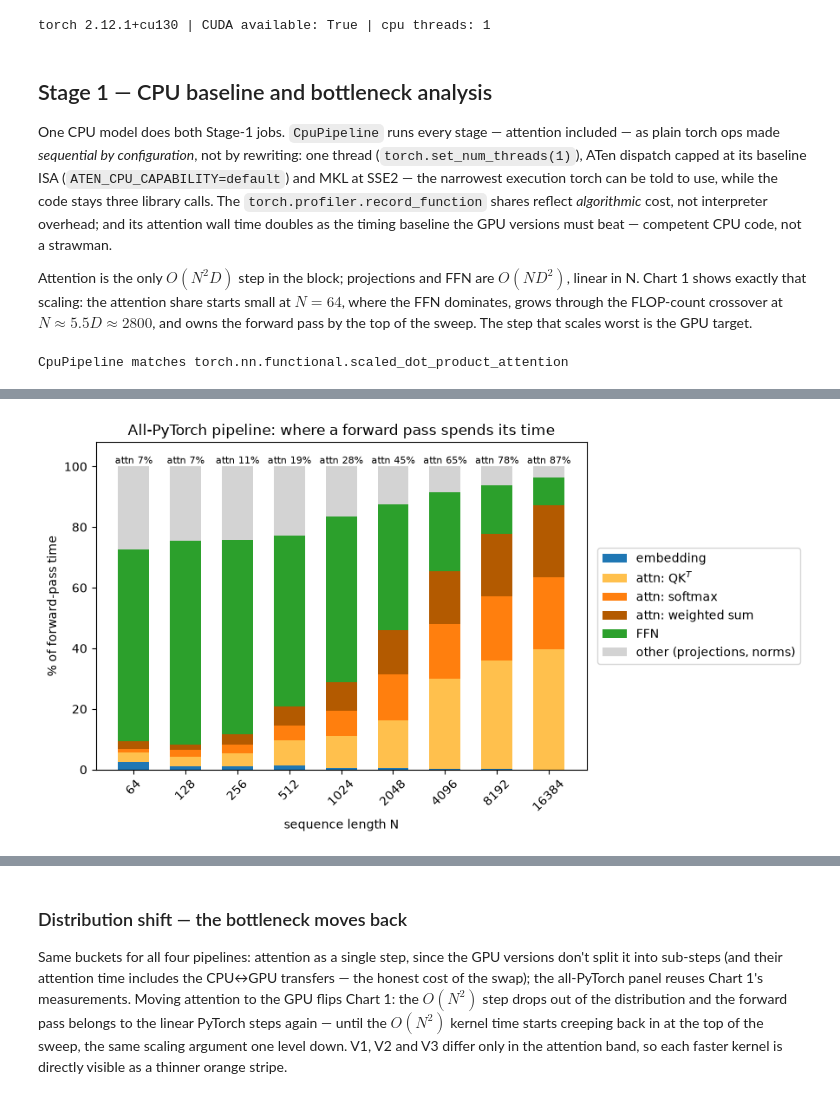
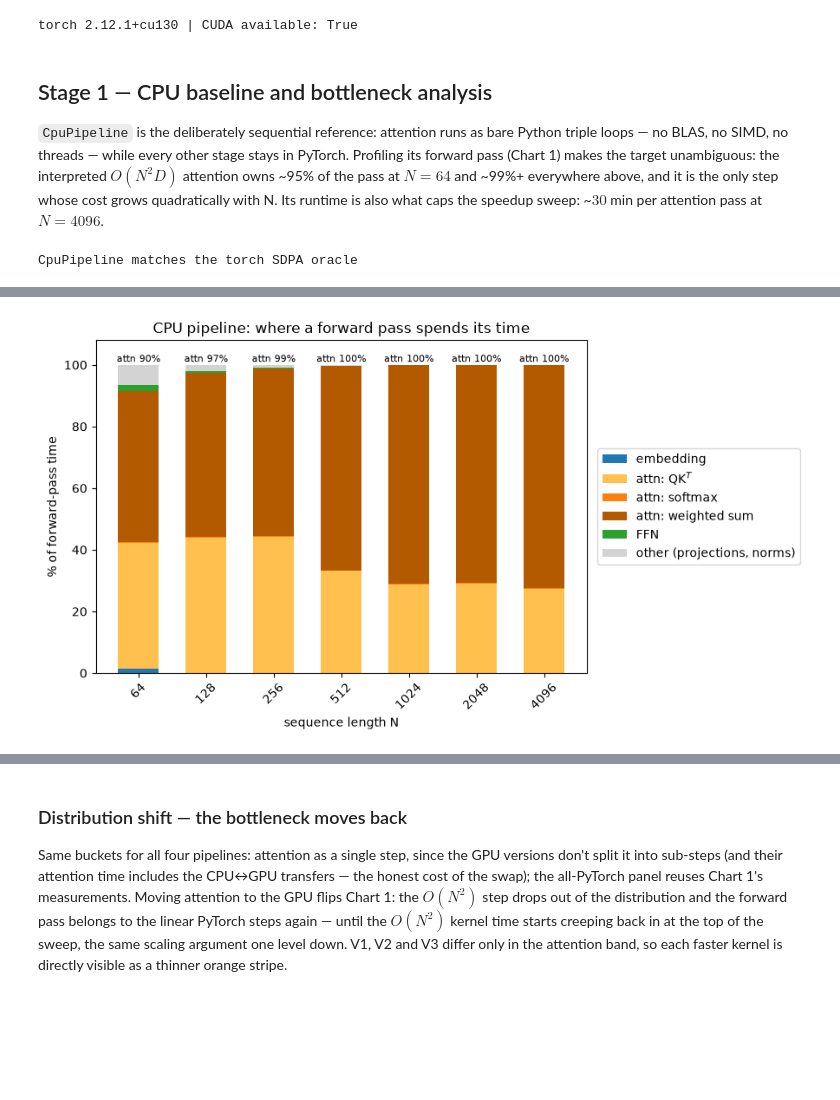
Before and after one commit to LtnLinh/Transformer-Attention-Mechanism, a Jupyter notebook: demo.ipynb, the cells around one changed output, grey strips where cells are left out. Drawn from its saved outputs; the diff is of its cells as text; code cells hidden in the pictures; blank space fills up the shorter version.

```diff
--- a/demo.ipynb
+++ b/demo.ipynb
@@ -18,14 +16,7 @@ Everything except attention — embedding, projections, norms, FFN — stays in
 PyTorch on the CPU (*partial GPU principle*): only the profiled bottleneck moves.
 # %%
 # On Colab: clone the repo, then `pip install numba` if missing.
-import os
 import sys
-
-# sequential CPU baseline by configuration, set before torch loads: no AVX
-# dispatch in ATen, GEMMs at MKL's minimum ISA (SSE2 is the x86-64 floor --
-# torch exposes no true scalar mode), one thread (set after import below)
-os.environ["ATEN_CPU_CAPABILITY"] = "default"
-os.environ["MKL_ENABLE_INSTRUCTIONS"] = "SSE2"
 for p in ("../src", "src", "gpt/src"):
     if p not in sys.path:
         sys.path.insert(0, p)
@@ -35,54 +26,44 @@ from numba import cuda
 
 from cpu_baseline import CpuPipeline
 from gpu_v1 import GpuV1
-from gpu_v1_numba import GpuV1Numba
 from gpu_v2 import GpuV2
-from gpu_v2_numba import GpuV2Numba
 from gpu_v3 import GpuV3
 import bench
 
-torch.set_num_threads(1)  # single-thread CPU baseline: SIMD, no thread parallelism
-print(f"torch {torch.__version__} | CUDA available: {cuda.is_available()} | cpu threads: {torch.get_num_threads()}")
+print(f"torch {torch.__version__} | CUDA available: {cuda.is_available()}")
 # %% [output]
-torch 2.12.1+cu130 | CUDA available: True | cpu threads: 1
+torch 2.12.1+cu130 | CUDA available: True
 # %% [markdown]
 ## Stage 1 — CPU baseline and bottleneck analysis
 
-One CPU model does both Stage-1 jobs. `CpuPipeline` runs every stage —
-attention included — as plain torch ops made *sequential by
-configuration*, not by rewriting: one thread (`torch.set_num_threads(1)`),
-ATen dispatch capped at its baseline ISA (`ATEN_CPU_CAPABILITY=default`)
-and MKL at SSE2 — the narrowest execution torch can be told to use, while
-the code stays three library calls. The
-`torch.profiler.record_function` shares reflect *algorithmic* cost, not
-interpreter overhead; and its attention wall time doubles as the timing
-baseline the GPU versions must beat — competent CPU code, not a strawman.
-
-Attention is the only $O(N^2 D)$ step in the block; projections and FFN are
-$O(N D^2)$, linear in N. Chart 1 shows exactly that scaling: the attention
-share starts small at $N = 64$, where the FFN dominates, grows through the
-FLOP-count crossover at $N \approx 5.5D \approx 2800$, and owns the forward
-pass by the top of the sweep. The step that scales worst is the GPU target.
+`CpuPipeline` is the deliberately sequential reference: attention runs as
+bare Python triple loops — no BLAS, no SIMD, no threads — while every other
+stage stays in PyTorch. Profiling its forward pass (Chart 1) makes the
+target unambiguous: the interpreted $O(N^2 D)$ attention owns ~95% of the
+pass at $N = 64$ and ~99%+ everywhere above, and it is the only step whose
+cost grows quadratically with N. Its runtime is also what caps the speedup
+sweep: ~$30$ min per attention pass at $N = 4096$.
 # %%
-# Correctness gate: the CPU baseline must match torch's SDPA before it can
-# serve as the profiling / timing reference.
+# Correctness gate: the CPU baseline must match torch's SDPA oracle before
+# it can serve as the profiling / timing reference.
 torch.manual_seed(0)
 cpu_model = CpuPipeline().eval()
 x = torch.randint(0, 1000, (2, 16))
 with torch.no_grad():
-    # unfused matmul / softmax / matmul vs fused SDPA
+    # fp64 python floats vs fp32 torch
     torch.testing.assert_close(cpu_model(x), bench.sdpa_reference(cpu_model, x),
                                atol=1e-4, rtol=1e-3)
-print("CpuPipeline matches torch.nn.functional.scaled_dot_product_attention")
+print("CpuPipeline matches the torch SDPA oracle")
 # %% [output]
-CpuPipeline matches torch.nn.functional.scaled_dot_product_attention
+CpuPipeline matches the torch SDPA oracle
 # %%
 # Chart 1 -- share of forward-pass time per step (all-PyTorch pipeline)
 import matplotlib.pyplot as plt
 import numpy as np
 
-PROFILE_LENS = [2 ** x for x in range(6, 15)]
-pcts = [bench.step_percentages(cpu_model, n) for n in PROFILE_LENS]
+PROFILE_LENS = [2 ** x for x in range(6, 13)]
+# warmup=False: pure python, nothing to JIT, and a pass costs minutes
+pcts = [bench.step_percentages(cpu_model, n, warmup=False) for n in PROFILE_LENS]
 
 parts = bench.STEPS + ["other"]
 names = {"1_embedding": "embedding", "2a_qk_matmul": "attn: QK$^T$",
@@ -107,7 +88,7 @@ ax.set_xticks(xpos, PROFILE_LENS, rotation=45)
 ax.set_xlabel("sequence length N")
 ax.set_ylabel("% of forward-pass time")
 ax.set_ylim(0, 108)
-ax.set_title("All-PyTorch pipeline: where a forward pass spends its time")
+ax.set_title("CPU pipeline: where a forward pass spends its time")
 ax.legend(loc="center left", bbox_to_anchor=(1.01, 0.5))
 plt.tight_layout()
 plt.show()
@@ -133,4 +110,4 @@ USDT:2026-08-05 09:41:26 919405:919405 ActivityProfilerController.cpp:455] profi
-[figure, old version]
+[figure, new version]
 # %% [markdown]
 ## Stage 2 — GPU versions
 
```
Also changed, not shown: parts of 16 cells of this notebook, 9 other files.
